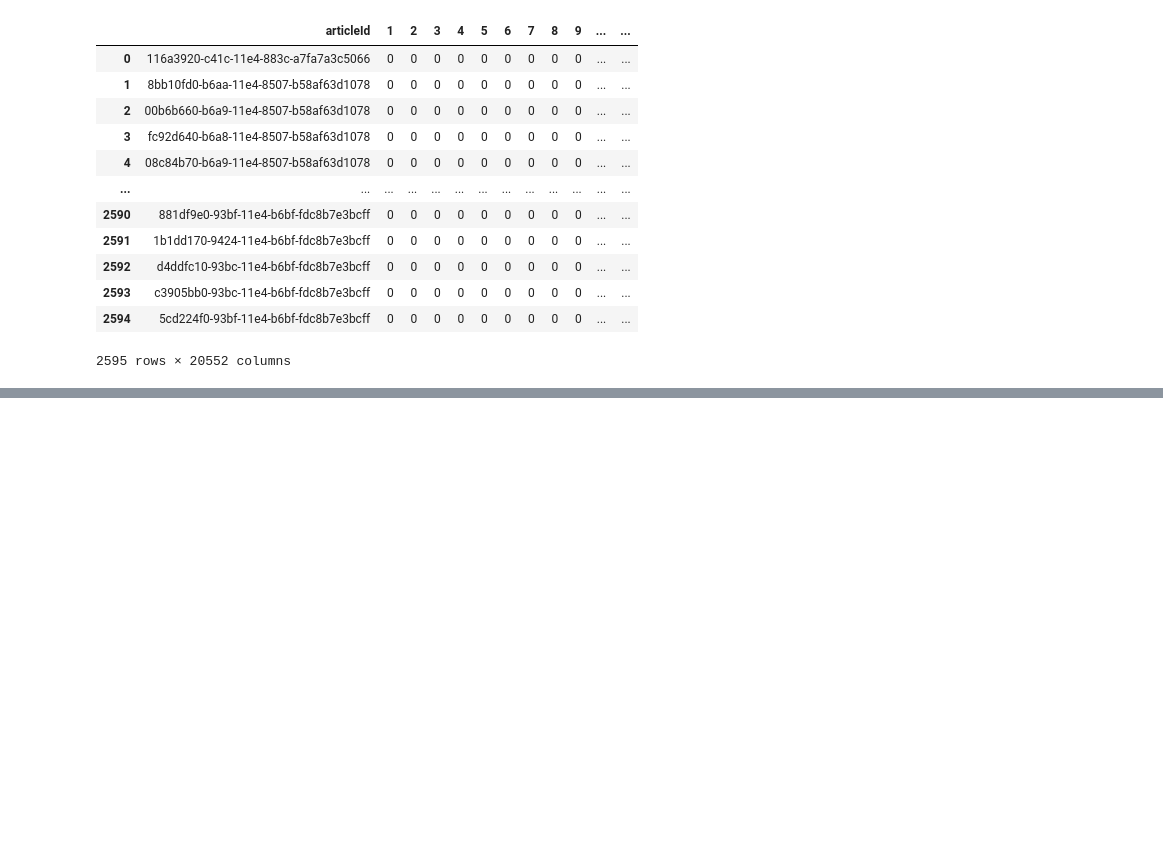
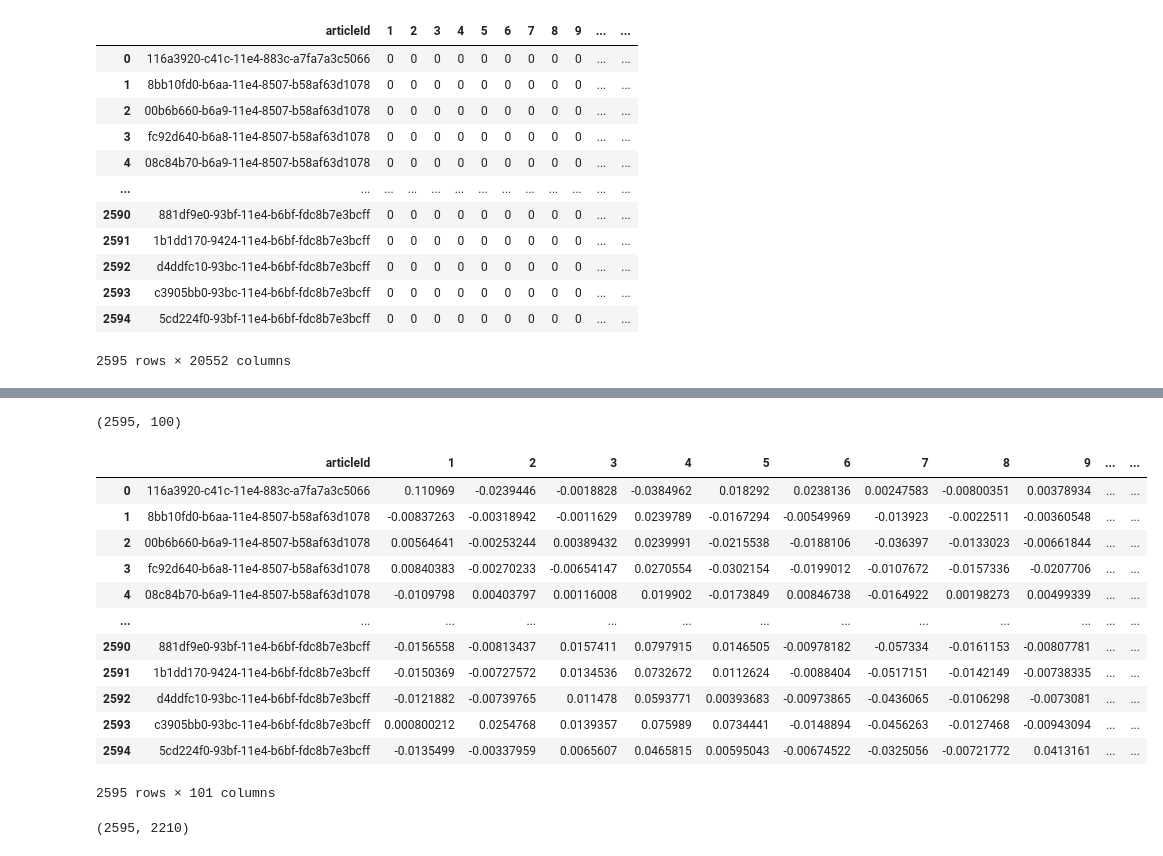
Before and after one commit to nikhilsaldanha/stance-detection, a Jupyter notebook: notebooks/feature_extraction/bow.ipynb, the cells around one changed output, grey strips where cells are left out. Drawn from its saved outputs; the diff is of its cells as text; code cells hidden in the pictures; blank space fills up the shorter version.

```diff
--- a/notebooks/feature_extraction/bow.ipynb
+++ b/notebooks/feature_extraction/bow.ipynb
@@ -58,0 +101,5 @@ df.to_csv("../../data/processed/features/headline_BoWF.csv",index=False)
+# %%
+from sklearn.decomposition import PCA
+pca = PCA(n_components=100)
+# %%
+pca.fit(df)
@@ -58,0 +129,26 @@ df.to_csv("../../data/processed/features/headline_BoWF.csv",index=False)
+# %%
+X = pca.transform(X.toarray())
+# %%
+X.shape
+# %% [output]
+(2595, 100)
+# %%
+data = np.append(roughDat[["articleId"]],X, axis=1)
+# %%
+df = pd.DataFrame(data=data)
+df = df.rename(columns={0: "articleId"})
+df
+# %% [output]
+|  | articleId | 1 | 2 | 3 | 4 | 5 | 6 | 7 | 8 | 9 | ... | ... |
+| 0 | 116a3920-c41c-11e4-883c-a7fa7a3c5066 | 0.110969 | -0.0239446 | -0.0018828 | -0.0384962 | 0.018292 | 0.0238136 | 0.00247583 | -0.00800351 | 0.00378934 | ... | ... |
+| 1 | 8bb10fd0-b6aa-11e4-8507-b58af63d1078 | -0.00837263 | -0.00318942 | -0.0011629 | 0.0239789 | -0.0167294 | -0.00549969 | -0.013923 | -0.0022511 | -0.00360548 | ... | ... |
+| 2 | 00b6b660-b6a9-11e4-8507-b58af63d1078 | 0.00564641 | -0.00253244 | 0.00389432 | 0.0239991 | -0.0215538 | -0.0188106 | -0.036397 | -0.0133023 | -0.00661844 | ... | ... |
+| 3 | fc92d640-b6a8-11e4-8507-b58af63d1078 | 0.00840383 | -0.00270233 | -0.00654147 | 0.0270554 | -0.0302154 | -0.0199012 | -0.0107672 | -0.0157336 | -0.0207706 | ... | ... |
+| 4 | 08c84b70-b6a9-11e4-8507-b58af63d1078 | -0.0109798 | 0.00403797 | 0.00116008 | 0.019902 | -0.0173849 | 0.00846738 | -0.0164922 | 0.00198273 | 0.00499339 | ... | ... |
+| ... | ... | ... | ... | ... | ... | ... | ... | ... | ... | ... | ... | ... |
+| 2590 | 881df9e0-93bf-11e4-b6bf-fdc8b7e3bcff | -0.0156558 | -0.00813437 | 0.0157411 | 0.0797915 | 0.0146505 | -0.00978182 | -0.057334 | -0.0161153 | -0.00807781 | ... | ... |
+| 2591 | 1b1dd170-9424-11e4-b6bf-fdc8b7e3bcff | -0.0150369 | -0.00727572 | 0.0134536 | 0.0732672 | 0.0112624 | -0.0088404 | -0.0517151 | -0.0142149 | -0.00738335 | ... | ... |
+| 2592 | d4ddfc10-93bc-11e4-b6bf-fdc8b7e3bcff | -0.0121882 | -0.00739765 | 0.011478 | 0.0593771 | 0.00393683 | -0.00973865 | -0.0436065 | -0.0106298 | -0.0073081 | ... | ... |
+| 2593 | c3905bb0-93bc-11e4-b6bf-fdc8b7e3bcff | 0.000800212 | 0.0254768 | 0.0139357 | 0.075989 | 0.0734441 | -0.0148894 | -0.0456263 | -0.0127468 | -0.00943094 | ... | ... |
+| 2594 | 5cd224f0-93bf-11e4-b6bf-fdc8b7e3bcff | -0.0135499 | -0.00337959 | 0.0065607 | 0.0465815 | 0.00595043 | -0.00674522 | -0.0325056 | -0.00721772 | 0.0413161 | ... | ... |
+2595 rows × 101 columns
@@ -58,0 +157,4 @@ df.to_csv("../../data/processed/features/headline_BoWF.csv",index=False)
+# %%
+df.shape
+# %% [output]
+(2595, 2210)
```
Also changed, not shown: parts of 12 cells of this notebook, 5 other files.
